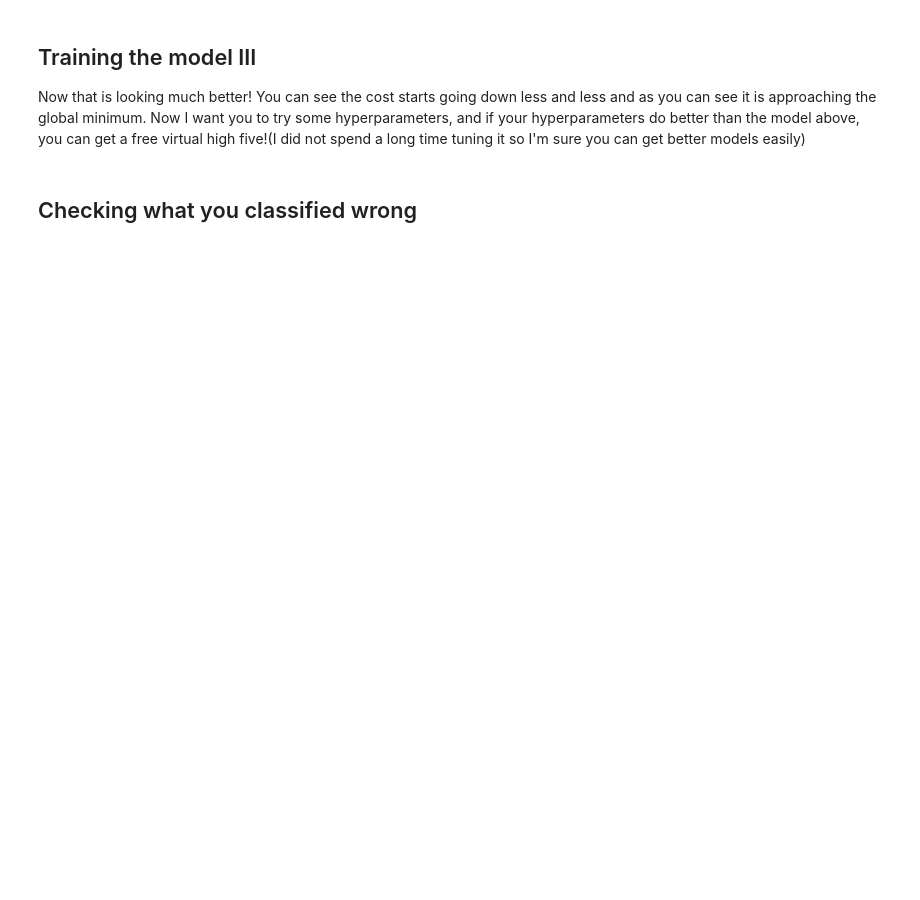
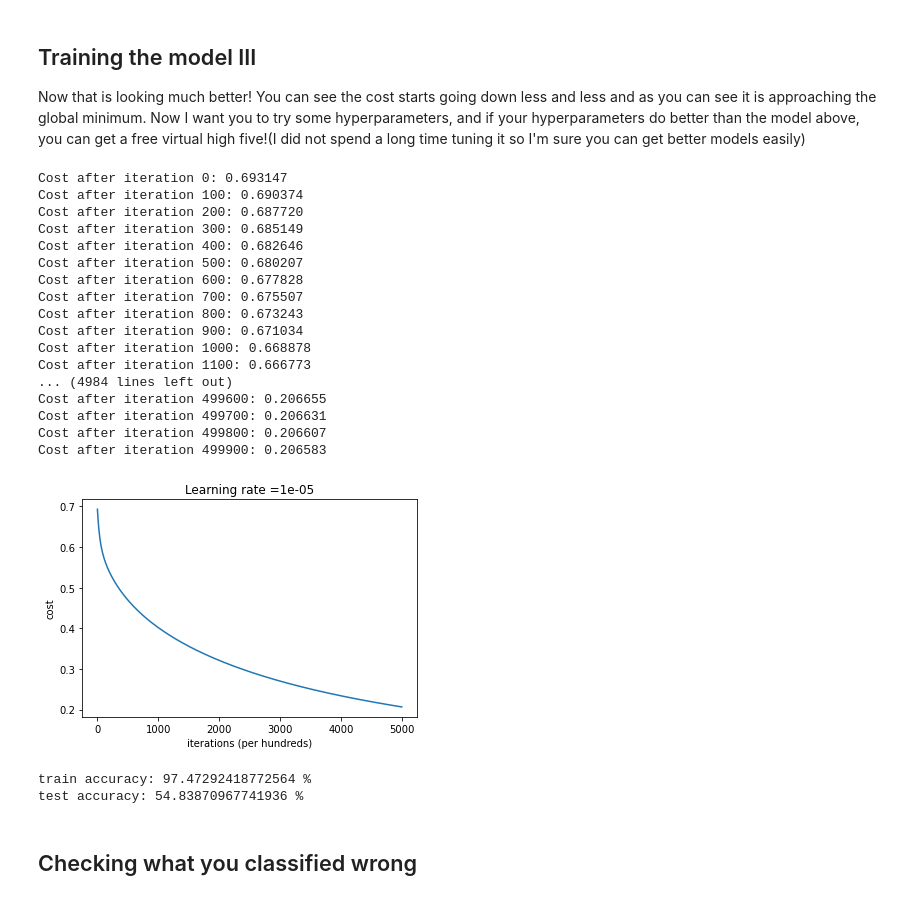
Before and after one commit to KritikPant/TeensInAI2020, a Jupyter notebook: Dog Logistic Regression/Final Dog Image detector.ipynb, the cells around one changed output. Drawn from its saved outputs; the diff is of its cells as text; code cells hidden in the pictures; blank space fills up the shorter version.

```diff
--- a/Dog Logistic Regression/Final Dog Image detector.ipynb
+++ b/Dog Logistic Regression/Final Dog Image detector.ipynb
@@ -399,19 +436,19 @@ def compute_grads_and_cost(w, b, X, Y):
 
     Z = None
 
-    A = None
+    A = sigmoid(np.dot(w.T, X) + b)
 
     # compute cost DONT FORGET np.sum()
-    cost = None
+    cost = -1./m* np.sum(Y*np.log(A) + (1-Y)*np.log(1-A))
 
     # calculating derivatives
 
 
     #calculating (dcost/dw) = "dw"
-    dw = None
+    dw = 1./m*np.dot(X, (A-Y).T)
 
     #calculating (dcost/db) = "db"
-    db = None
+    db = 1./m*np.sum(A-Y)
 
     ### CODE ABOVE
 
@@ -484,7 +526,7 @@ def train(w, b, X, Y, num_iterations, learning_rate):
     for i in range(num_iterations):
 
         ### CODE BELOW
-        gradients, cost = None
+        gradients, cost = compute_grads_and_cost(w, b, X, Y)
         ### CODE ABOVE
 
         # getting gradients that were computed
@@ -494,8 +536,8 @@ def train(w, b, X, Y, num_iterations, learning_rate):
         # updadting the parameters
 
         ### CODE BELOW
-        w = None
-        b = None
+        w = w - learning_rate * dw
+        b = b - learning_rate * db
         ### CODE ABOVE
 
         # Recording and printing the costs every 100 iterations
@@ -565,7 +615,7 @@ def predict(w, b, X):
     # compute the raw prediction value
 
     ### CODE BELOW
-    A = None
+    A = sigmoid(np.dot(w.T, X) + b)
     ### CODE ABOVE
 
     for i in range(A.shape[1]):
@@ -626,19 +678,19 @@ def model(X_train, Y_train, X_test, Y_test, num_iterations = 2000, learning_rate
     ### CODE BELOW
 
     # initialize parameters with zeros
-    w, b = None
+    w, b = initialize_random(X_train.shape[0])
     #has to be the same as the down length of matrix X ie X_train.shape[0]
 
     # Gradient descent
-    parameters, gradients, costs = None
+    parameters, gradients, costs = train(w, b, X_train, Y_train, num_iterations, learning_rate)
 
     # Retrieve parameters w and b from dictionary "parameters"
-    w = None
-    b = None
+    w = parameters["w"]
+    b = parameters["b"]
 
     # Predict test/train set examples
-    Y_prediction_test = None
-    Y_prediction_train = None
+    Y_prediction_test = predict(w, b, X_test)
+    Y_prediction_train = predict(w, b, X_train)
 
 
     ### CODE ABOVE
@@ -684,7 +769,28 @@ d = model(train_set_x, train_set_y, test_set_x, test_set_y, num_iterations = 150
 
 Now that is looking much better! You can see the cost starts going down less and less and as you can see it is approaching the global minimum. Now I want you to try some hyperparameters, and if your hyperparameters do better than the model above, you can get a free virtual high five!(I did not spend a long time tuning it so I'm sure you can get better models easily)
 # %%
-d = model(train_set_x, train_set_y, test_set_x, test_set_y, num_iterations = None, learning_rate = None)
+d = model(train_set_x, train_set_y, test_set_x, test_set_y, num_iterations = 500000, learning_rate = 0.00001)
+# %% [output]
+Cost after iteration 0: 0.693147
+Cost after iteration 100: 0.690374
+Cost after iteration 200: 0.687720
+Cost after iteration 300: 0.685149
+Cost after iteration 400: 0.682646
+Cost after iteration 500: 0.680207
+Cost after iteration 600: 0.677828
+Cost after iteration 700: 0.675507
+Cost after iteration 800: 0.673243
+Cost after iteration 900: 0.671034
+Cost after iteration 1000: 0.668878
+Cost after iteration 1100: 0.666773
+... (4984 lines left out)
+Cost after iteration 499600: 0.206655
+Cost after iteration 499700: 0.206631
+Cost after iteration 499800: 0.206607
+Cost after iteration 499900: 0.206583
+[figure, added]
+train accuracy: 97.47292418772564 %
+test accuracy: 54.83870967741936 %
 # %% [markdown]
 ## Checking what you classified wrong
 # %%
```
Also changed, not shown: parts of 23 cells of this notebook, 1 other file.
